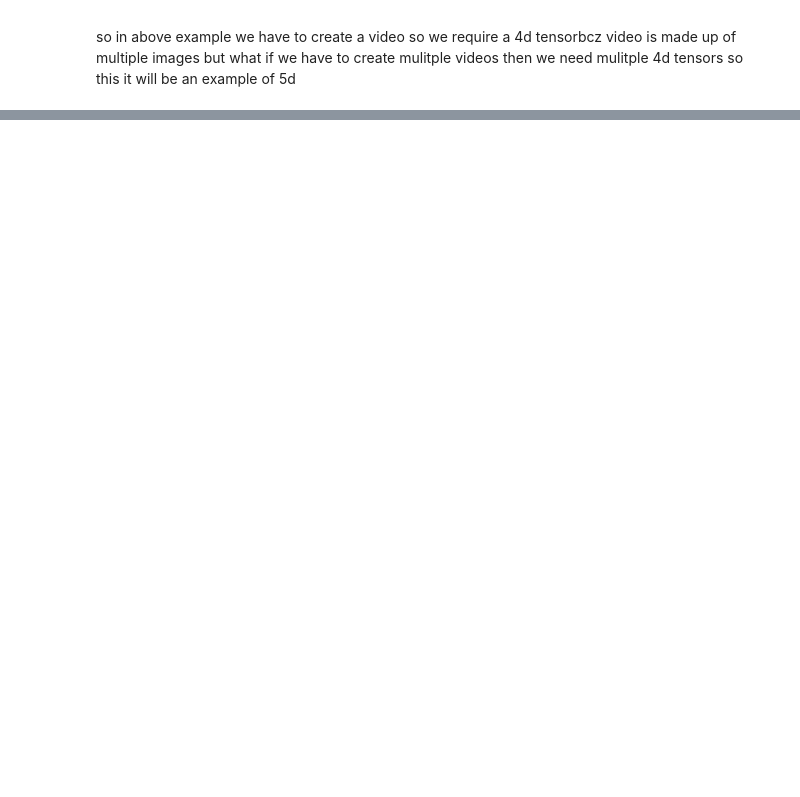
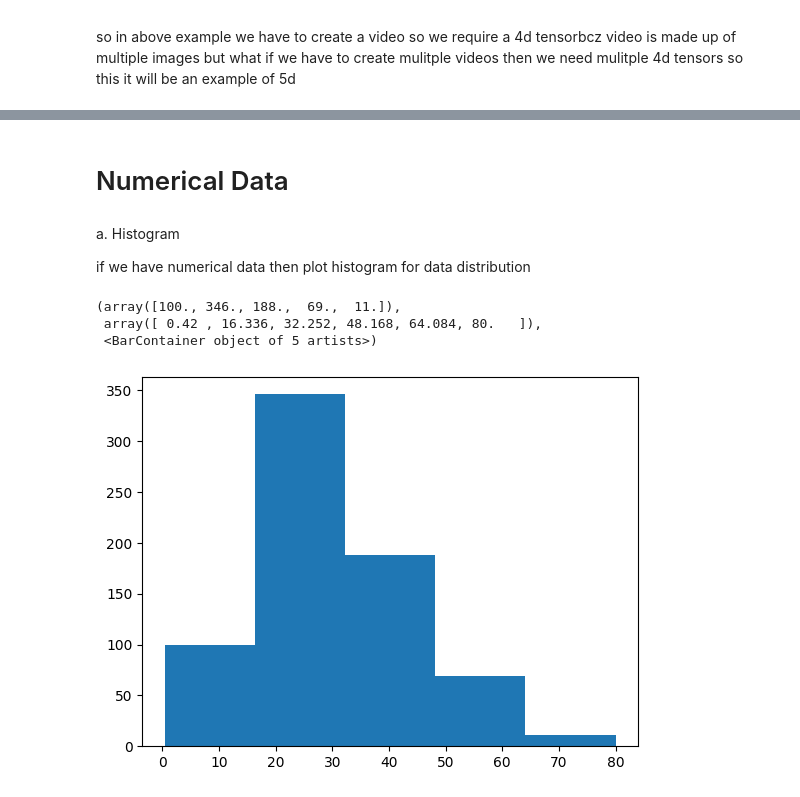
Before and after one commit to Abhinav-Ranga/Machine-learning, a Jupyter notebook: MLnotes11.ipynb, the cells around one changed output, grey strips where cells are left out. Cells and saved outputs as stored; diff of their text form; code cells hidden in the pictures; blank space fills up the shorter version.

```diff
--- a/MLnotes11.ipynb
+++ b/MLnotes11.ipynb
@@ -141,0 +420,22 @@ we have to create a video so we require a 4d tensorbcz video is made up of multi
+# %% [markdown]
+# Numerical  Data
+# %% [markdown]
+a. Histogram
+
+if we have numerical data then plot histogram for
+data distribution
+# %%
+import matplotlib.pyplot as plt
+
+plt.hist(df['Age'],bins = 5)
+
+
+#  means first we are finding the total no of age by subtracting max - min
+#  then the value we got we are dividing it by number of bins we want in our
+# answer and the value we get we will add that value from the starting
+# age and keep doing until we get the last age
+# %% [output]
+(array([100., 346., 188.,  69.,  11.]),
+ array([ 0.42 , 16.336, 32.252, 48.168, 64.084, 80.   ]),
+ <BarContainer object of 5 artists>)
+[figure, added]
```
Also changed, not shown: parts of 39 cells of this notebook.
